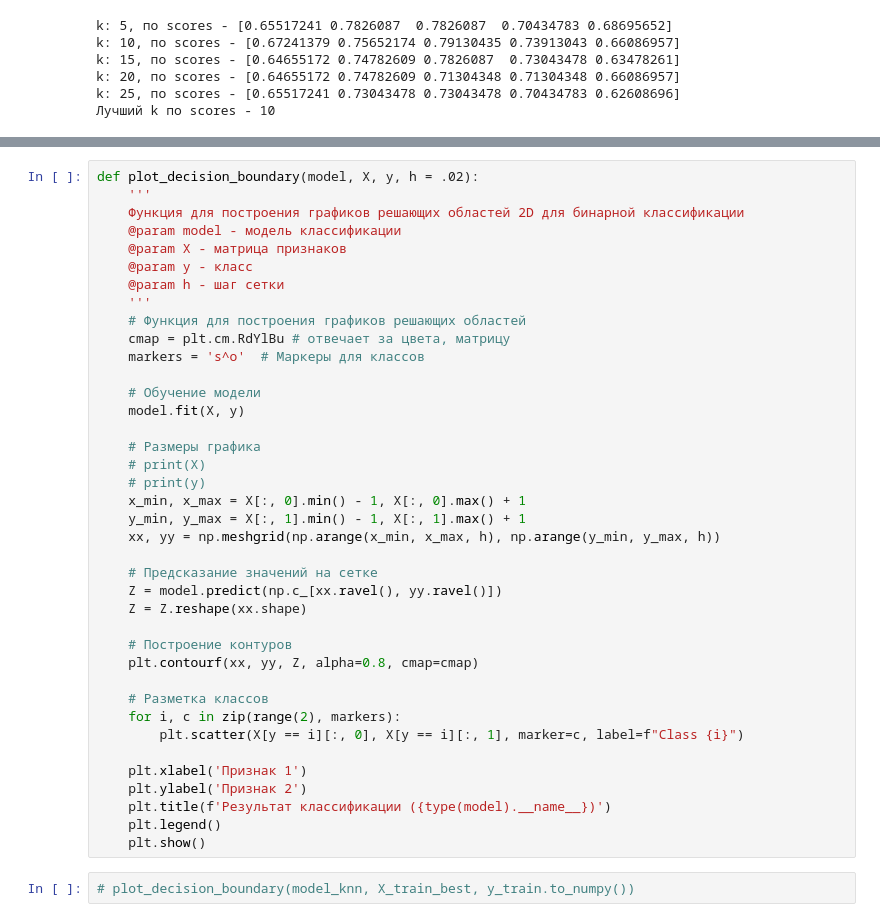
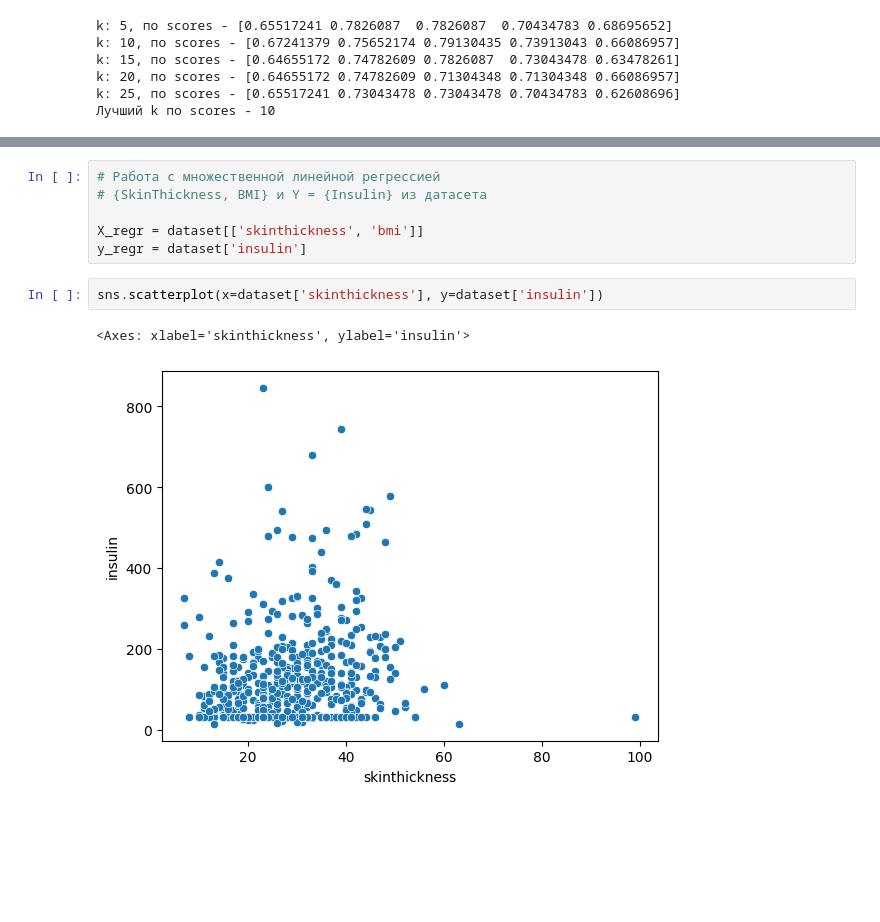
Before and after one commit to SotGE/innopolis2023, a Jupyter notebook: lesson12/lesson12.ipynb, the cells around one changed output, grey strips where cells are left out. Drawn from its saved outputs; the diff is of its cells as text; blank space fills up the shorter version.

```diff
--- a/lesson12/lesson12.ipynb
+++ b/lesson12/lesson12.ipynb
@@ -366,41 +396,11 @@ F1 мера модели: 0.7774831500580636
-# %%
-def plot_decision_boundary(model, X, y, h = .02):
-    '''
-    Функция для построения графиков решающих областей 2D для бинарной классификации
-    @param model - модель классификации
-    @param X - матрица признаков
-    @param y - класс
-    @param h - шаг сетки
-    '''
-    # Функция для построения графиков решающих областей
-    cmap = plt.cm.RdYlBu # отвечает за цвета, матрицу
-    markers = 's^o'  # Маркеры для классов
-
-    # Обучение модели
-    model.fit(X, y)
-
-    # Размеры графика
-    # print(X)
-    # print(y)
-    x_min, x_max = X[:, 0].min() - 1, X[:, 0].max() + 1
-    y_min, y_max = X[:, 1].min() - 1, X[:, 1].max() + 1
-    xx, yy = np.meshgrid(np.arange(x_min, x_max, h), np.arange(y_min, y_max, h))
-
-    # Предсказание значений на сетке
-    Z = model.predict(np.c_[xx.ravel(), yy.ravel()])
-    Z = Z.reshape(xx.shape)
-
-    # Построение контуров
-    plt.contourf(xx, yy, Z, alpha=0.8, cmap=cmap)
-
-    # Разметка классов
-    for i, c in zip(range(2), markers):
-        plt.scatter(X[y == i][:, 0], X[y == i][:, 1], marker=c, label=f"Class {i}")
-
-    plt.xlabel('Признак 1')
-    plt.ylabel('Признак 2')
-    plt.title(f'Результат классификации ({type(model).__name__})')
-    plt.legend()
-    plt.show()
-# %%
-# plot_decision_boundary(model_knn, X_train_best, y_train.to_numpy())
+# %%
+# Работа с множественной линейной регрессией
+# {SkinThickness, BMI} и Y = {Insulin} из датасета
+
+X_regr = dataset[['skinthickness', 'bmi']]
+y_regr = dataset['insulin']
+# %%
+sns.scatterplot(x=dataset['skinthickness'], y=dataset['insulin'])
+# %% [output]
+<Axes: xlabel='skinthickness', ylabel='insulin'>
+[figure, added]
```
Also changed, not shown: parts of 7 cells of this notebook.
